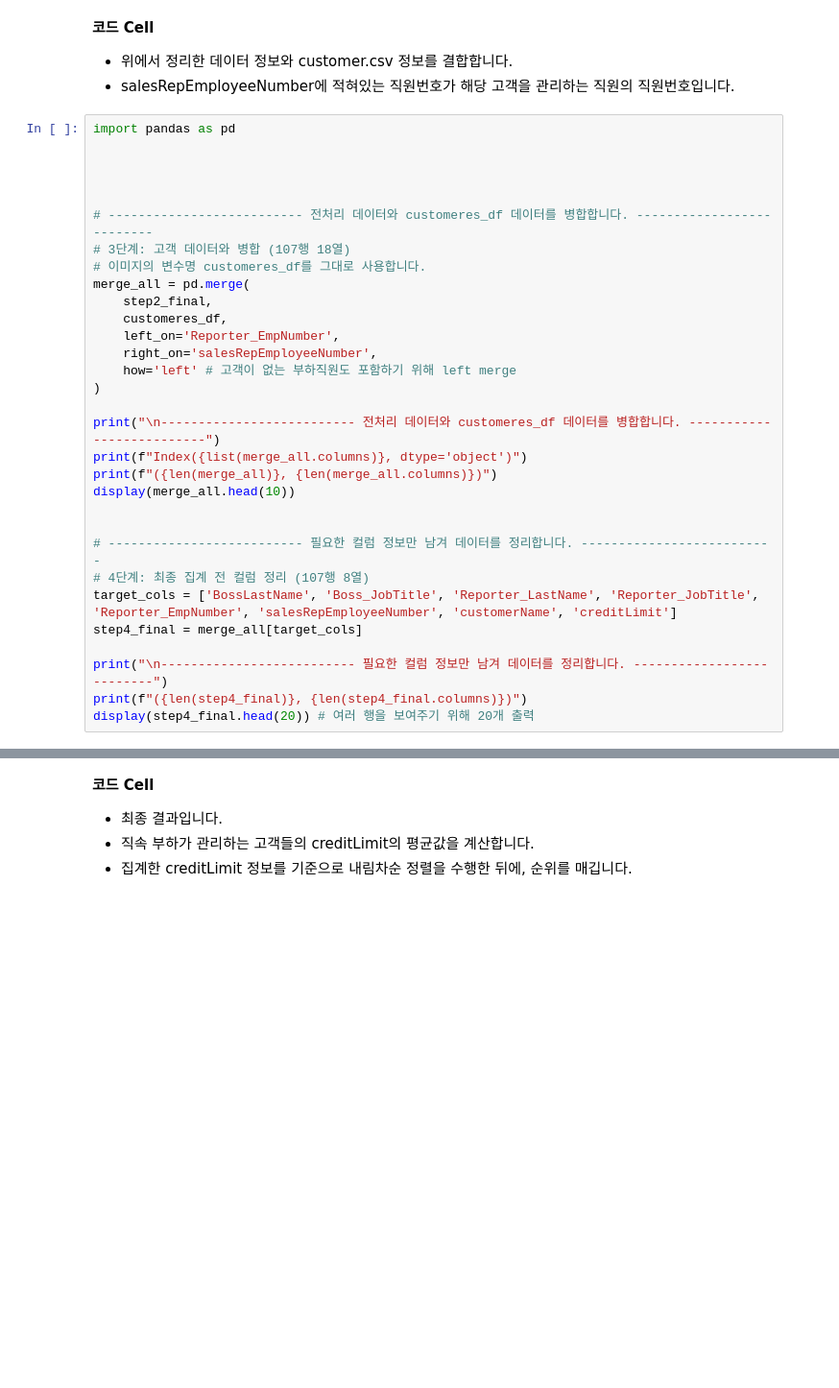
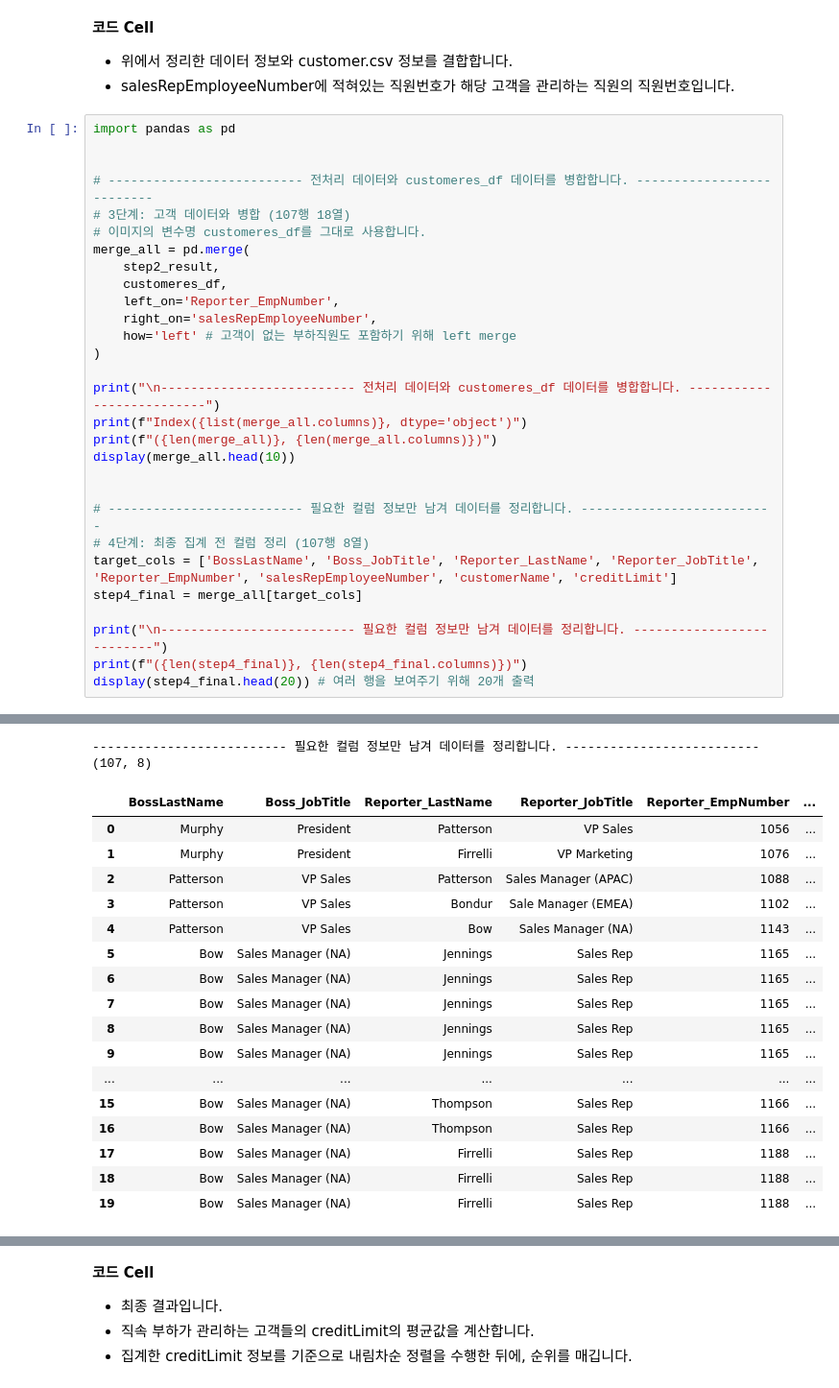
Before and after one commit to clsrn7494-crypto/S2, a Jupyter notebook: 10주차_과제_문제지.ipynb, the cells around one changed output, grey strips where cells are left out. Shown at 96% size. Cells and saved outputs as stored; diff of their text form; blank space fills up the shorter version.

Commit message:
Step3

```diff
--- a/10주차_과제_문제지.ipynb
+++ b/10주차_과제_문제지.ipynb
@@ -351,15 +562,13 @@ display(step2_result.head())
 - salesRepEmployeeNumber에 적혀있는 직원번호가 해당 고객을 관리하는 직원의 직원번호입니다.
 # %%
 import pandas as pd
-
-
 
 
 # -------------------------- 전처리 데이터와 customeres_df 데이터를 병합합니다. --------------------------
 # 3단계: 고객 데이터와 병합 (107행 18열)
 # 이미지의 변수명 customeres_df를 그대로 사용합니다.
 merge_all = pd.merge(
-    step2_final,
+    step2_result,
     customeres_df,
     left_on='Reporter_EmpNumber',
     right_on='salesRepEmployeeNumber',
@@ -380,3 +589,4 @@ step4_final = merge_all[target_cols]
 print("\n-------------------------- 필요한 컬럼 정보만 남겨 데이터를 정리합니다. --------------------------")
 print(f"({len(step4_final)}, {len(step4_final.columns)})")
 display(step4_final.head(20)) # 여러 행을 보여주기 위해 20개 출력
+# %% [output]
@@ -383,3 +607,22 @@ display(step4_final.head(20)) # 여러 행을 보여주기 위해 20개 출력
+-------------------------- 필요한 컬럼 정보만 남겨 데이터를 정리합니다. --------------------------
+(107, 8)
+|  | BossLastName | Boss_JobTitle | Reporter_LastName | Reporter_JobTitle | Reporter_EmpNumber | ... |
+| 0 | Murphy | President | Patterson | VP Sales | 1056 | ... |
+| 1 | Murphy | President | Firrelli | VP Marketing | 1076 | ... |
+| 2 | Patterson | VP Sales | Patterson | Sales Manager (APAC) | 1088 | ... |
+| 3 | Patterson | VP Sales | Bondur | Sale Manager (EMEA) | 1102 | ... |
+| 4 | Patterson | VP Sales | Bow | Sales Manager (NA) | 1143 | ... |
+| 5 | Bow | Sales Manager (NA) | Jennings | Sales Rep | 1165 | ... |
+| 6 | Bow | Sales Manager (NA) | Jennings | Sales Rep | 1165 | ... |
+| 7 | Bow | Sales Manager (NA) | Jennings | Sales Rep | 1165 | ... |
+| 8 | Bow | Sales Manager (NA) | Jennings | Sales Rep | 1165 | ... |
+| 9 | Bow | Sales Manager (NA) | Jennings | Sales Rep | 1165 | ... |
+| ... | ... | ... | ... | ... | ... | ... |
+| 15 | Bow | Sales Manager (NA) | Thompson | Sales Rep | 1166 | ... |
+| 16 | Bow | Sales Manager (NA) | Thompson | Sales Rep | 1166 | ... |
+| 17 | Bow | Sales Manager (NA) | Firrelli | Sales Rep | 1188 | ... |
+| 18 | Bow | Sales Manager (NA) | Firrelli | Sales Rep | 1188 | ... |
+| 19 | Bow | Sales Manager (NA) | Firrelli | Sales Rep | 1188 | ... |
 # %% [markdown]
 <img src="./참고이미지/Q4/Q4_3.png" width="100%">
 # %% [markdown]
```
Also changed, not shown: parts of 25 cells of this notebook.
